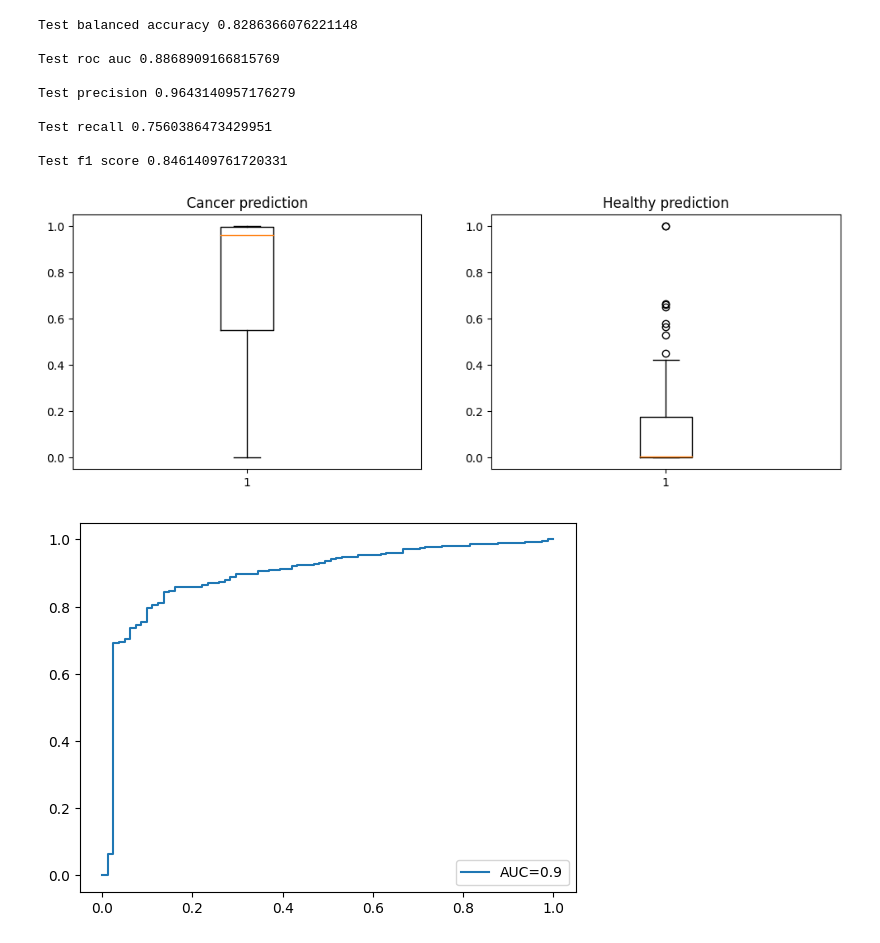
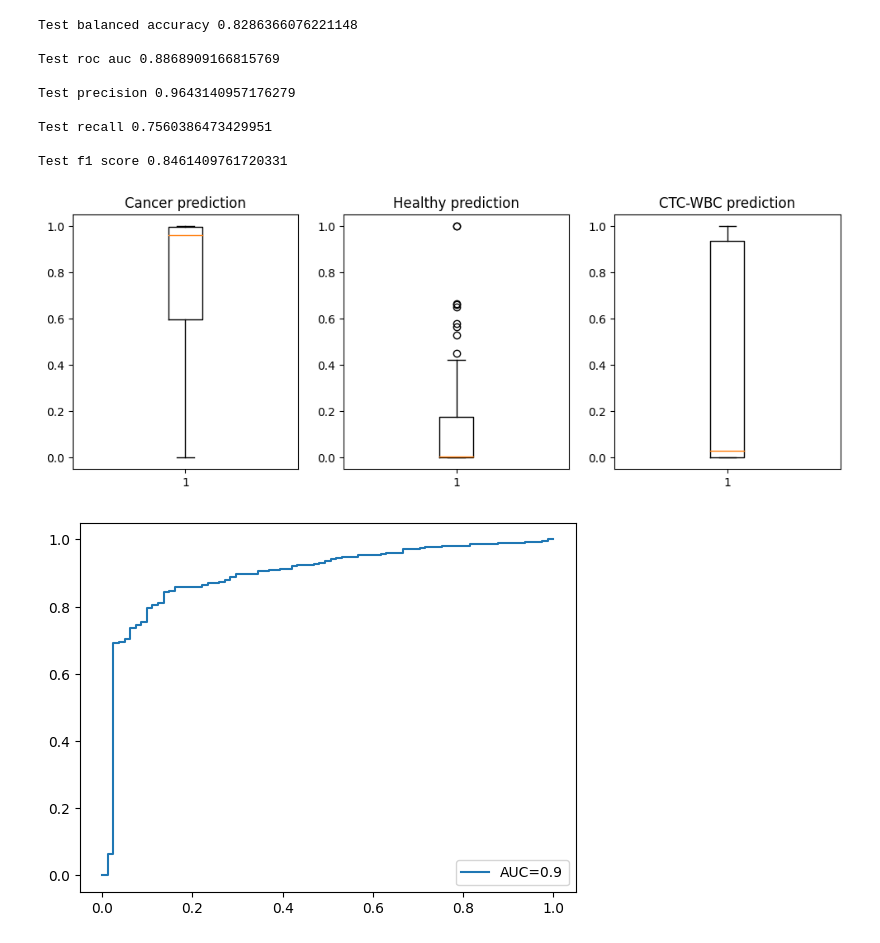
Before and after one commit to melehean/CTC-Detection, a Jupyter notebook: additional_test.ipynb, the cells around one changed output. Saved outputs shown, nothing was run; the diff lists cells and outputs as text; code cells hidden in the pictures.

```diff
--- a/additional_test.ipynb
+++ b/additional_test.ipynb
@@ -225,10 +243,10 @@ Test recall 0.7560386473429951
 
 Test f1 score 0.8461409761720331
 # %%
-vis = Visualisation(lgbm_estimators, cut_by_mean_with_classes_test_data, data_object.test_classes)
+vis = Visualisation(lgbm_estimators, cut_by_mean_with_classes_test_data, data_object.test_classes, data_object.test_classes_names)
 vis.plot_predictions_boxplot()
 # %% [output]
-[figure, old version]
+[figure, new version]
 # %%
 vis.draw_roc_curve_from_probabilities()
 # %% [output]
```
Also changed, not shown: parts of 14 cells of this notebook, 4 other files.
